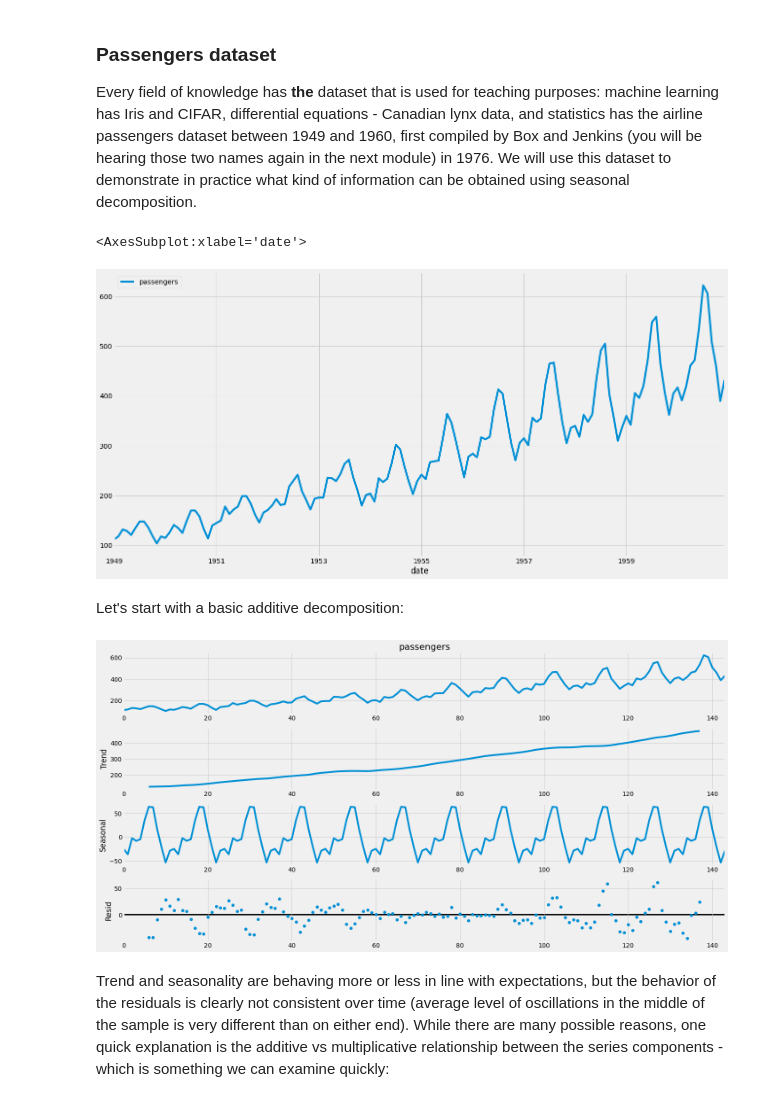
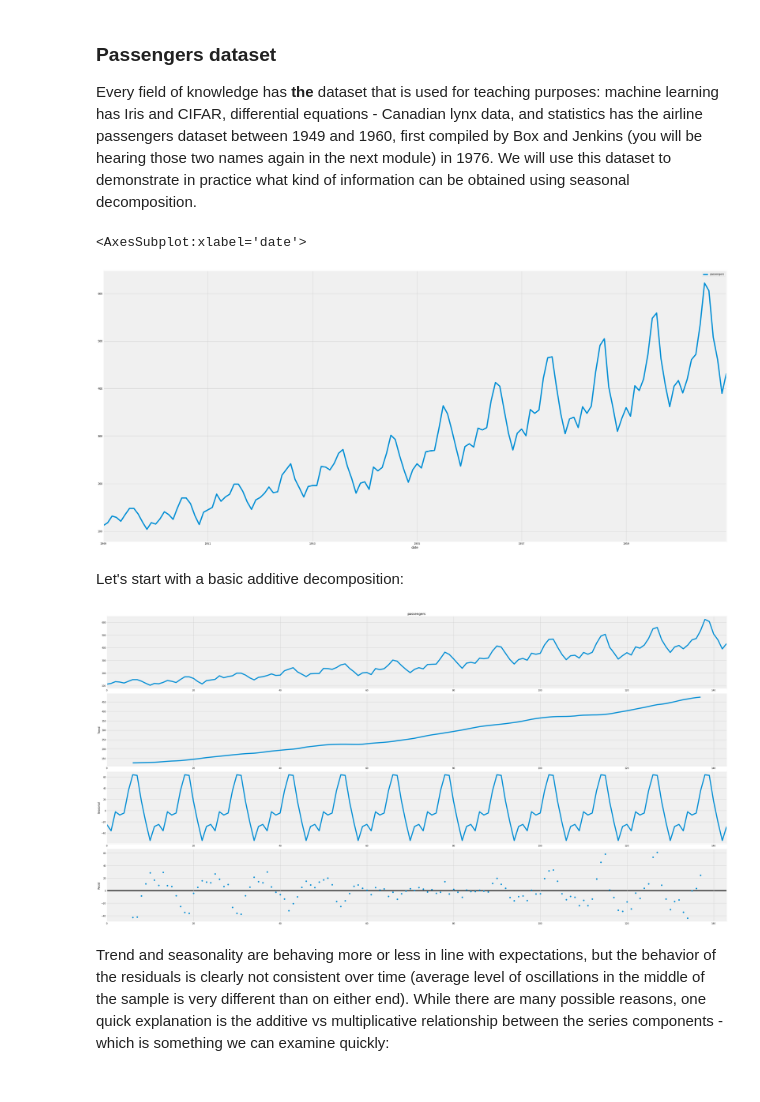
Before and after one commit to ValRCS/Python_Data_Analysis_Forecasting, a Jupyter notebook: notebooks/time_series/ts-0-the-basics.ipynb, the cells around one changed output. Cells and saved outputs as stored; diff of their text form; code cells hidden in the pictures.

```diff
--- a/notebooks/time_series/ts-0-the-basics.ipynb
+++ b/notebooks/time_series/ts-0-the-basics.ipynb
@@ -69,13 +69,15 @@ import seaborn as sns
 # %%
 # general settings
 class CFG:
-    data_folder = '../input/tsdata-1/'
-    img_dim1 = 20
-    img_dim2 = 10
+    # data_folder = '../input/tsdata-1/'
+    data_folder = 'data/'
+    img_dim1 = 40
+    img_dim2 = 20
 
 
 # adjust the parameters for displayed figures
 plt.rcParams.update({'figure.figsize': (CFG.img_dim1,CFG.img_dim2)})
+plt.rcParams['lines.linewidth'] = 2.0
 # %% [markdown]
 <a id="section-one"></a>
 # Groundwork
@@ -171,12 +173,13 @@ Every field of knowledge has **the** dataset that is used for teaching purposes:
 
 <!-- Box, G. E. P., Jenkins, G. M. and Reinsel, G. C. (1976) Time Series Analysis, Forecasting and Control. Third Edition. Holden-Day. Series G. -->
 # %%
+plt.rcParams['lines.linewidth'] = 5.0
 series = pd.read_csv(CFG.data_folder + 'passengers.csv')
 series['date'] = pd.to_datetime(series['date'])
 series.set_index('date').plot()
 # %% [output]
 <AxesSubplot:xlabel='date'>
-[figure, old version]
+[figure, new version]
 # %% [markdown]
 Let's start with a basic additive decomposition:
 # %%
@@ -185,7 +188,7 @@ decomposition = sm.tsa.seasonal_decompose(series["passengers"],period =12)
 figure = decomposition.plot()
 plt.show()
 # %% [output]
-[figure, old version]
+[figure, new version]
 # %% [markdown]
 Trend and seasonality are behaving more or less in line with expectations, but the behavior of the residuals is clearly not consistent over time (average level of oscillations in the middle of the sample is very different than on either end). While there are many possible reasons, one quick explanation is the additive vs multiplicative relationship between the series components - which is something we can examine quickly:
 # %%
```
Also changed, not shown: parts of 20 cells of this notebook.
